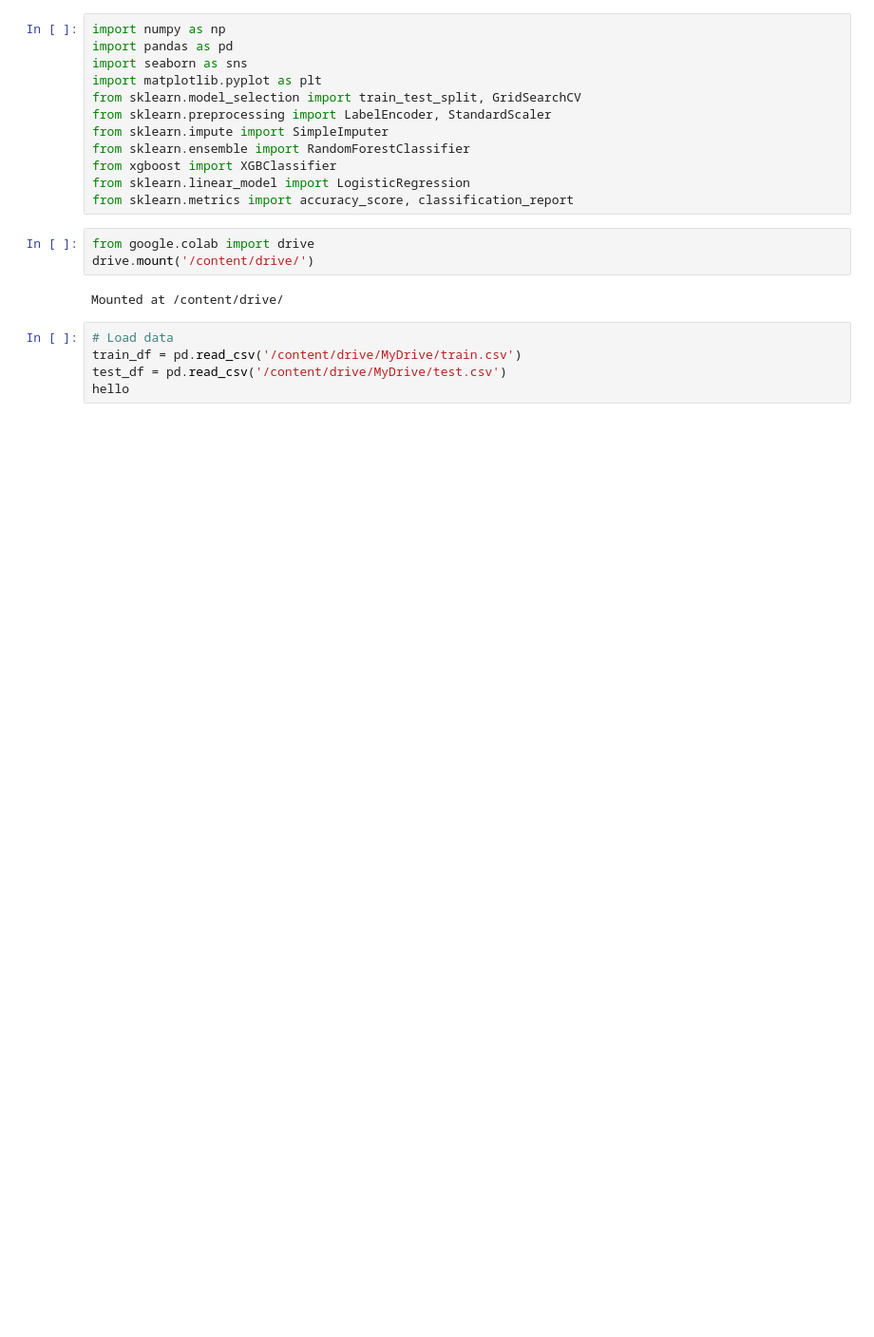
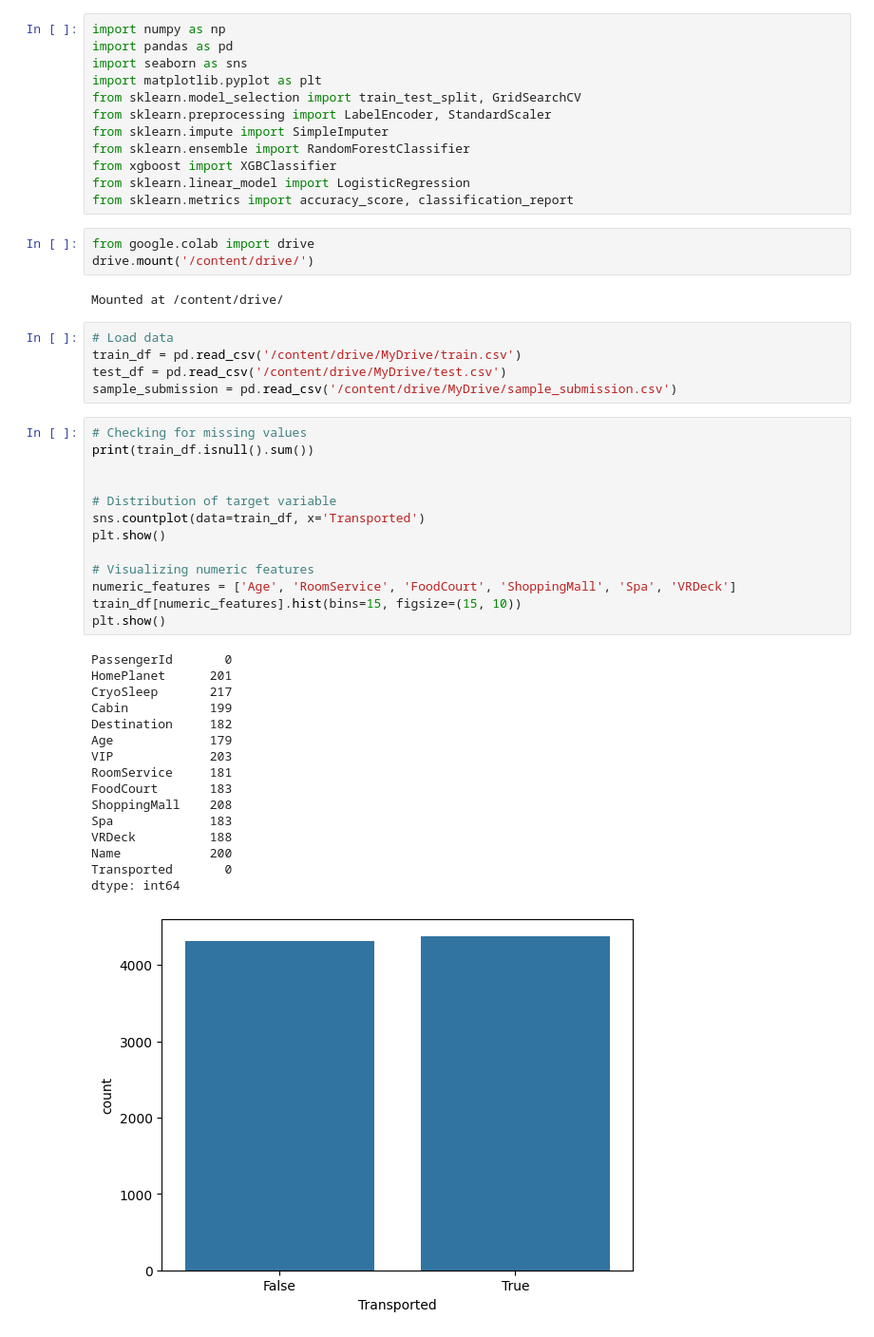
Before and after one commit to 7PAM2015-0509-2023-Group12/Kaggle_Challenge, a Jupyter notebook: Assignment_2_Group_project_Kaggle_Challenge.ipynb, the cells around one changed output. Shown at 95% size. Saved outputs shown, nothing was run; the diff lists cells and outputs as text; blank space fills up the shorter version.

```diff
--- a/Assignment_2_Group_project_Kaggle_Challenge.ipynb
+++ b/Assignment_2_Group_project_Kaggle_Challenge.ipynb
@@ -21,4 +21,34 @@ Mounted at /content/drive/
 # Load data
 train_df = pd.read_csv('/content/drive/MyDrive/train.csv')
 test_df = pd.read_csv('/content/drive/MyDrive/test.csv')
-hello
+sample_submission = pd.read_csv('/content/drive/MyDrive/sample_submission.csv')
+# %%
+# Checking for missing values
+print(train_df.isnull().sum())
+
+
+# Distribution of target variable
+sns.countplot(data=train_df, x='Transported')
+plt.show()
+
+# Visualizing numeric features
+numeric_features = ['Age', 'RoomService', 'FoodCourt', 'ShoppingMall', 'Spa', 'VRDeck']
+train_df[numeric_features].hist(bins=15, figsize=(15, 10))
+plt.show()
+# %% [output]
+PassengerId       0
+HomePlanet      201
+CryoSleep       217
+Cabin           199
+Destination     182
+Age             179
+VIP             203
+RoomService     181
+FoodCourt       183
+ShoppingMall    208
+Spa             183
+VRDeck          188
+Name            200
+Transported       0
+dtype: int64
+[figure, added]
```
Also changed, not shown: parts of 1 cell of this notebook.
